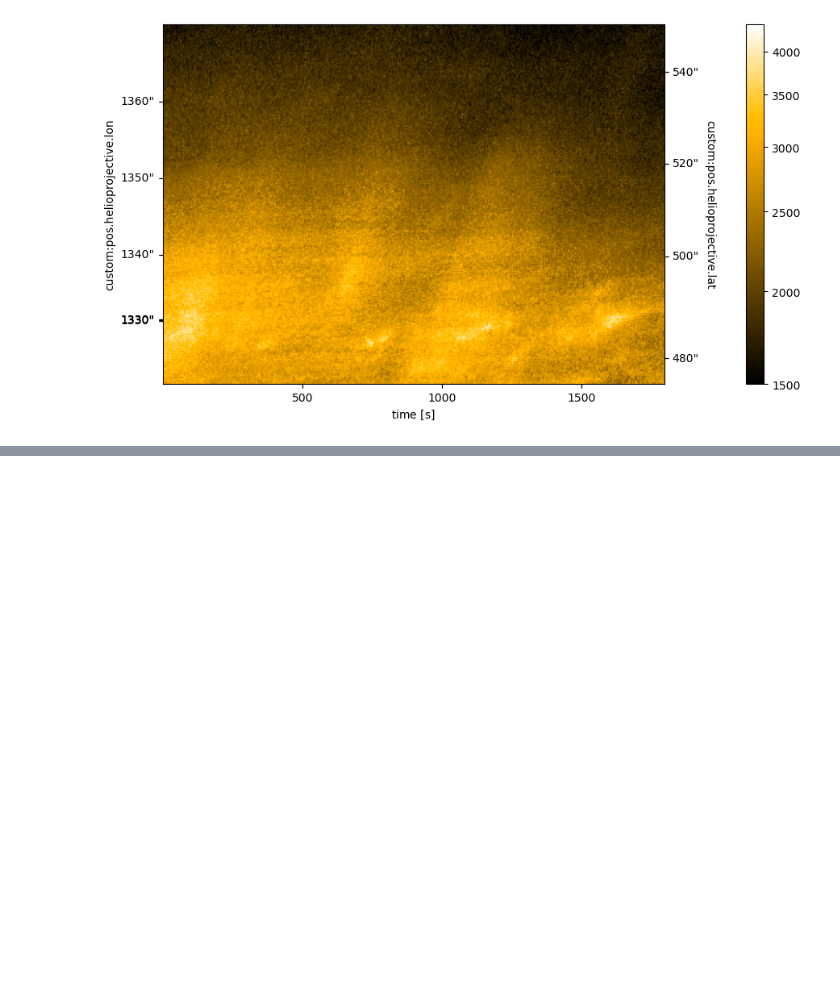
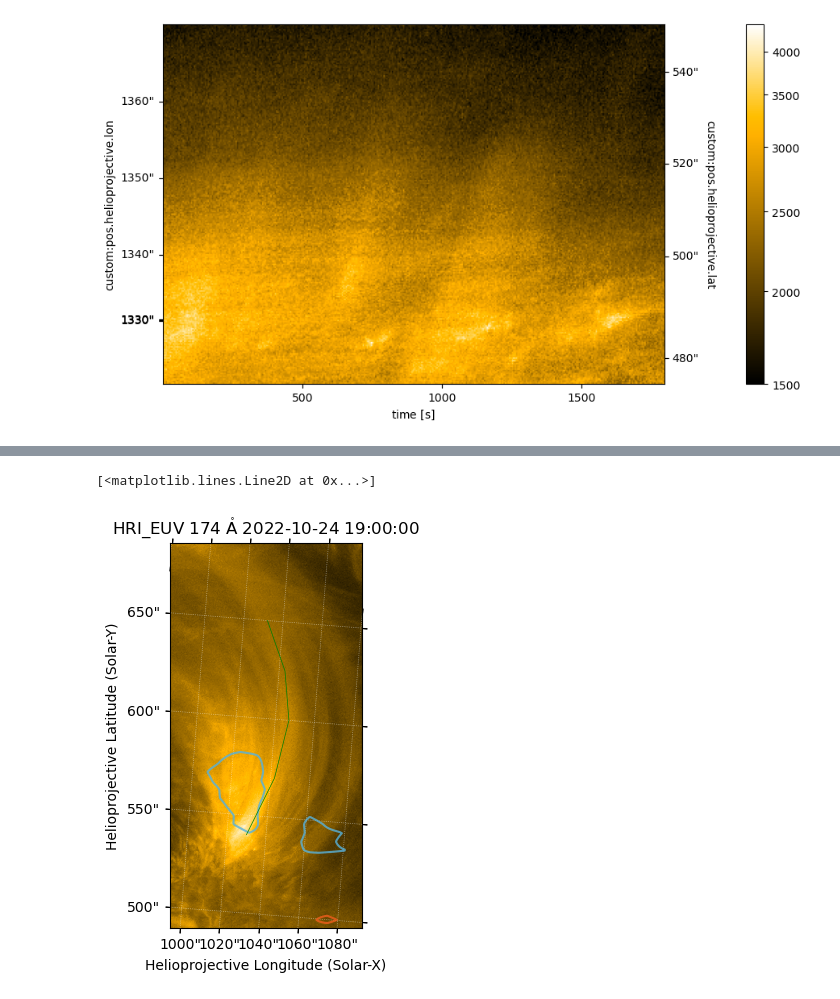
Before and after one commit to yjzhu-solar/EIS_DKIST_SolO, a Jupyter notebook: ipynb/eui/eui_upflow_spacetime_plot.ipynb, the cells around one changed output, grey strips where cells are left out. Saved outputs shown, nothing was run; the diff lists cells and outputs as text; code cells hidden in the pictures; blank space fills up the shorter version.

```diff
--- a/ipynb/eui/eui_upflow_spacetime_plot.ipynb
+++ b/ipynb/eui/eui_upflow_spacetime_plot.ipynb
@@ -48,6 +48,8 @@ eui_map_seq_coalign_shifts = {"x":eui_map_seq_coalign_shifts_x*u.arcsec + Txshif
 eui_map_seq_coalign = coalignment.mapsequence_coalign_by_match_template(eui_map_seq,shift=eui_map_seq_coalign_shifts)
 # %%
 eis_195_velmap_derot_repro_hrifov = sunpy.map.Map("../../src/EIS/DHB_007_v2/20221025T0023/sunpymaps/eis_195_velmap_derot_repro_hrifov.fits")
+# %%
+eis_hhflare_195_velmap_derot_repro_hrifov = sunpy.map.Map("../../src/coalign_map/20221024/eis_hhflare_195_velmap_derot_repro_hrifov.fits")
 # %%
 eui_map_0_shift = eui_map_seq_coalign[0]
 # %%
@@ -156,0 +172,21 @@ print(slit_1_spacetime_distance_slope_1_vel)
+# %%
+fig = plt.figure(figsize=(5,5))
+
+ax = fig.add_subplot(111,projection=eui_map_0_shift)
+eui_map_0_shift.plot_settings['norm'] = ImageNormalize(stretch=AsinhStretch(0.1))
+eui_map_0_shift.plot(axes=ax)
+
+bounds = ax.axis()
+eis_hhflare_195_velmap_derot_repro_hrifov.draw_contours(levels=[-10,-5,5,10],colors=["#005CAF","#58B2DC","#F05E1C","#E83015"],alpha=0.8,
+                                                                   axes=ax)
+ax.set_xlim(1100,1300)
+ax.set_ylim(700,1100)
+
+slit_3_coords = SkyCoord([1030,1042,1047,1043,1032]*u.arcsec,
+                         [540,570,600,625,650]*u.arcsec,
+                         frame=eui_map_0_shift.coordinate_frame)
+
+ax.plot_coord(slit_3_coords, color="green", lw=0.5, ls="-")
+# %% [output]
+[<matplotlib.lines.Line2D at 0x...>]
+[figure, added]
```
Also changed, not shown: parts of 11 cells of this notebook.
